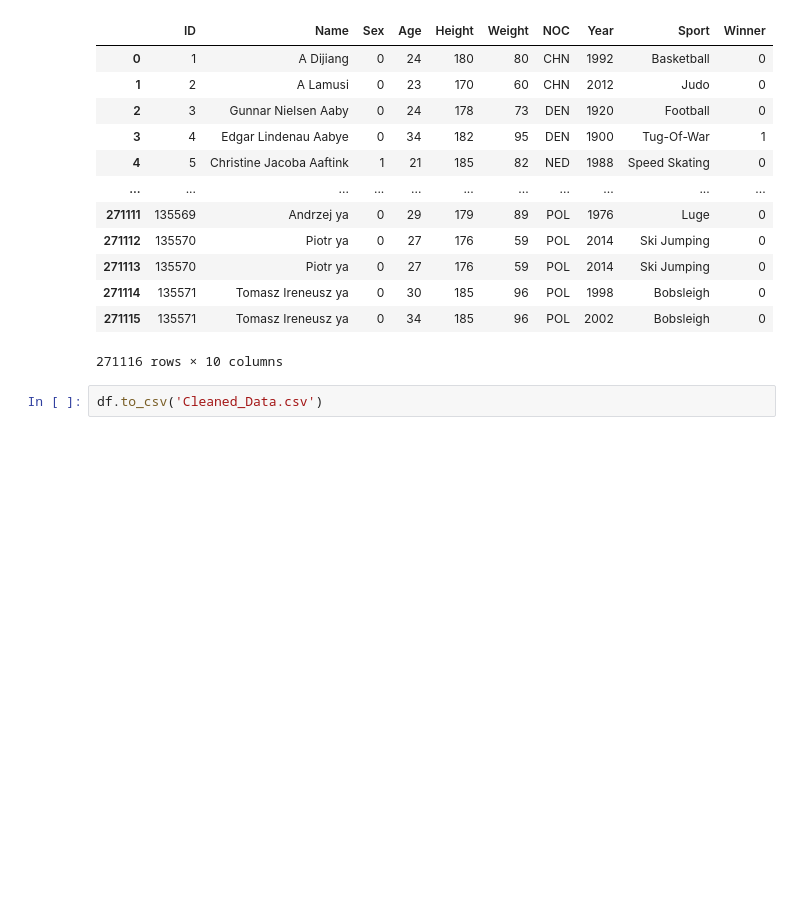
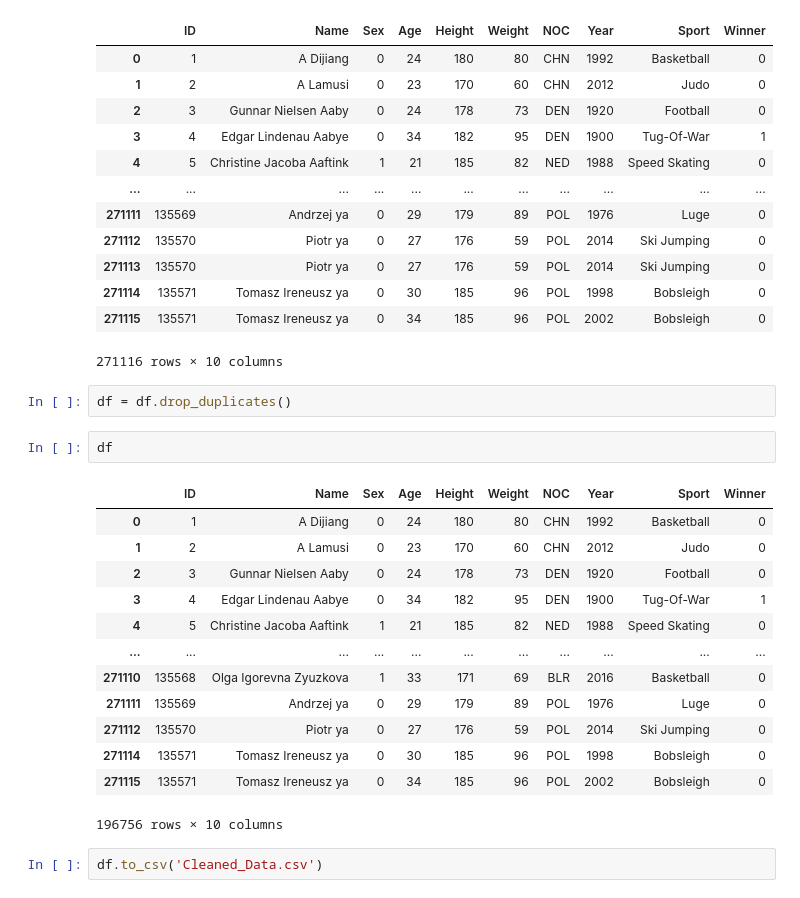
Before and after one commit to jacquesstimolo/Group_Project_ML, a Jupyter notebook: Data_Cleaning.ipynb, the cells around one changed output. Saved outputs shown, nothing was run; the diff lists cells and outputs as text; blank space fills up the shorter version.

Commit message:
Clean Data w/o Duplicates

```diff
--- a/Data_Cleaning.ipynb
+++ b/Data_Cleaning.ipynb
@@ -610,5 +610,23 @@ df
 | 271114 | 135571 | Tomasz Ireneusz ya | 0 | 30 | 185 | 96 | POL | 1998 | Bobsleigh | 0 |
 | 271115 | 135571 | Tomasz Ireneusz ya | 0 | 34 | 185 | 96 | POL | 2002 | Bobsleigh | 0 |
 271116 rows × 10 columns
+# %%
+df = df.drop_duplicates()
+# %%
+df
+# %% [output]
+|  | ID | Name | Sex | Age | Height | Weight | NOC | Year | Sport | Winner |
+| 0 | 1 | A Dijiang | 0 | 24 | 180 | 80 | CHN | 1992 | Basketball | 0 |
+| 1 | 2 | A Lamusi | 0 | 23 | 170 | 60 | CHN | 2012 | Judo | 0 |
+| 2 | 3 | Gunnar Nielsen Aaby | 0 | 24 | 178 | 73 | DEN | 1920 | Football | 0 |
+| 3 | 4 | Edgar Lindenau Aabye | 0 | 34 | 182 | 95 | DEN | 1900 | Tug-Of-War | 1 |
+| 4 | 5 | Christine Jacoba Aaftink | 1 | 21 | 185 | 82 | NED | 1988 | Speed Skating | 0 |
+| ... | ... | ... | ... | ... | ... | ... | ... | ... | ... | ... |
+| 271110 | 135568 | Olga Igorevna Zyuzkova | 1 | 33 | 171 | 69 | BLR | 2016 | Basketball | 0 |
+| 271111 | 135569 | Andrzej ya | 0 | 29 | 179 | 89 | POL | 1976 | Luge | 0 |
+| 271112 | 135570 | Piotr ya | 0 | 27 | 176 | 59 | POL | 2014 | Ski Jumping | 0 |
+| 271114 | 135571 | Tomasz Ireneusz ya | 0 | 30 | 185 | 96 | POL | 1998 | Bobsleigh | 0 |
+| 271115 | 135571 | Tomasz Ireneusz ya | 0 | 34 | 185 | 96 | POL | 2002 | Bobsleigh | 0 |
+196756 rows × 10 columns
 # %%
 df.to_csv('Cleaned_Data.csv')
```
Also changed, not shown: 1 other file.
